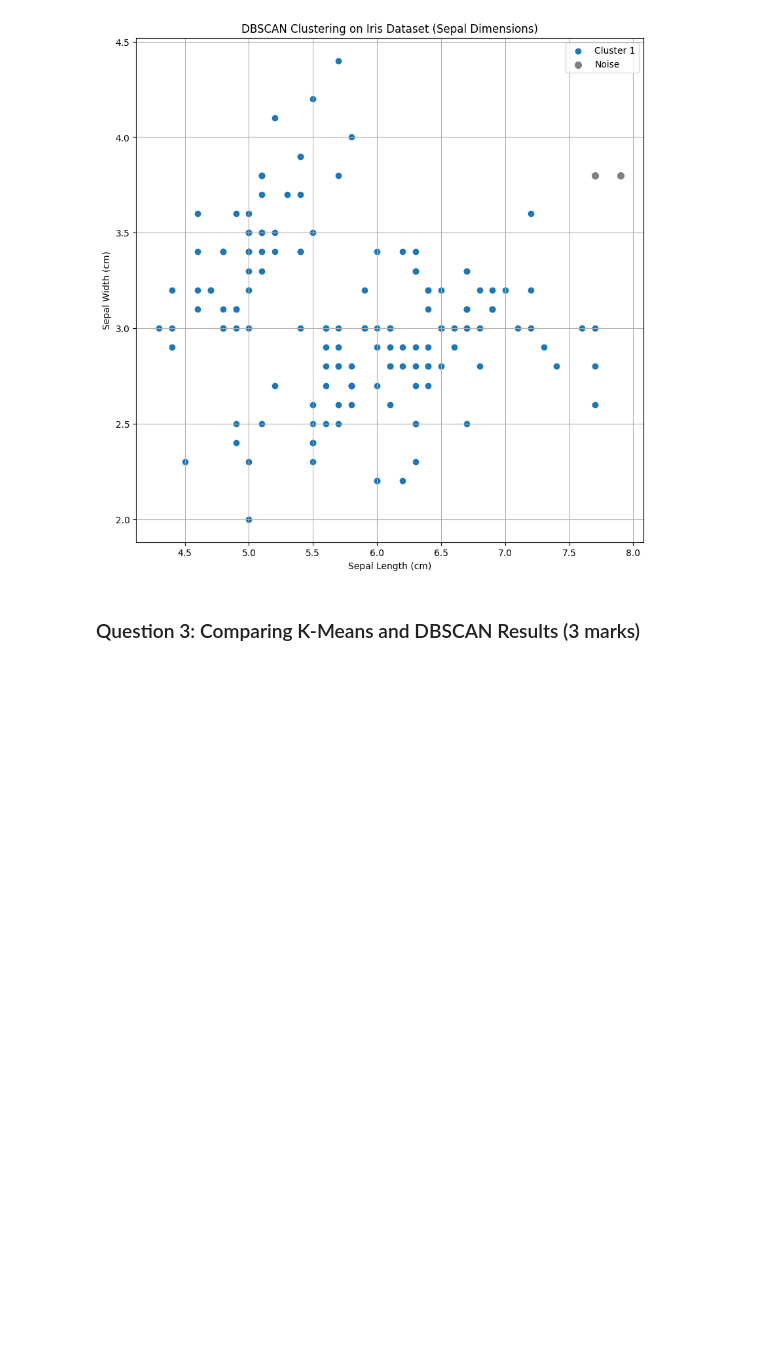
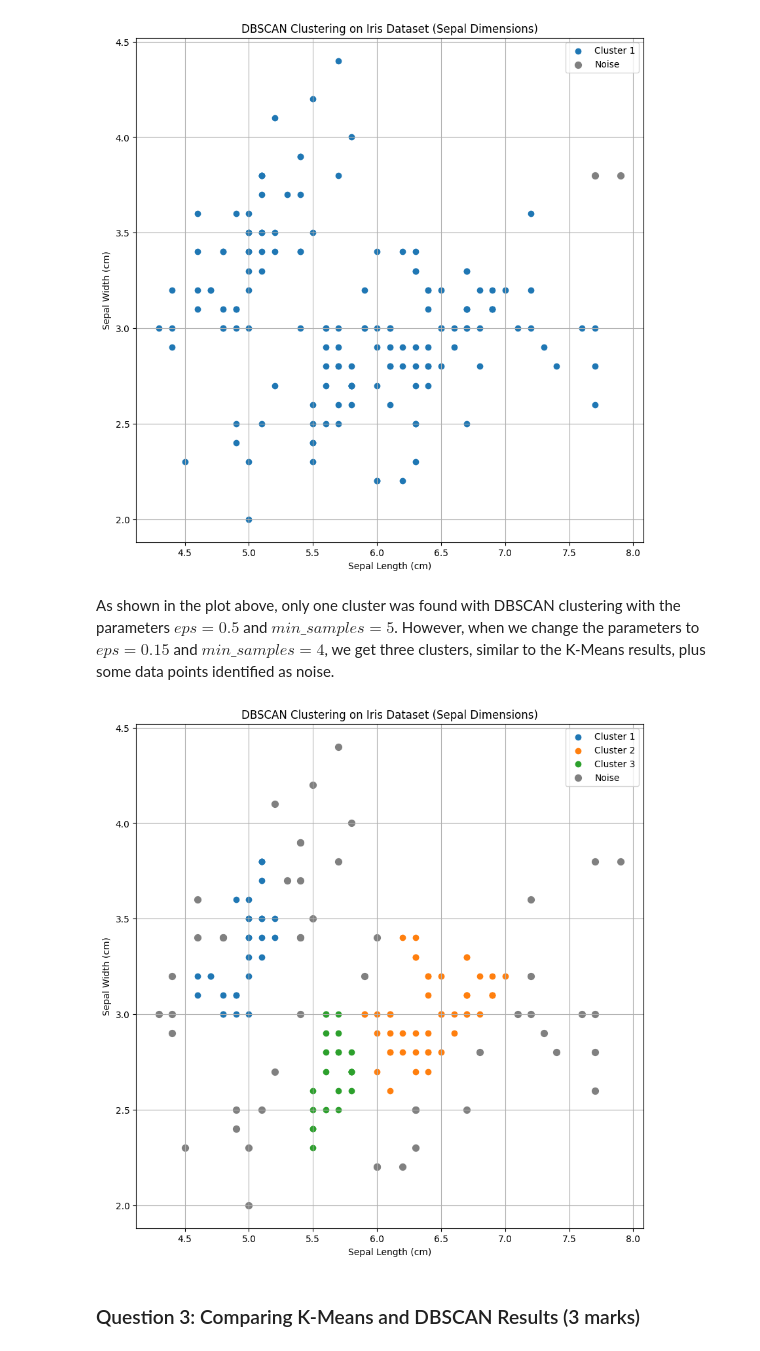
Before and after one commit to Hashir-Jamil/custering_tutorial_iris_dataset, a Jupyter notebook: clustering_iris.ipynb, the cells around one changed output. Drawn from its saved outputs; the diff is of its cells as text; code cells hidden in the pictures; blank space fills up the shorter version.

Commit message:
Added plot for DBSCSAN with parameters eps=0.15 and min_samples=4.

```diff
--- a/clustering_iris.ipynb
+++ b/clustering_iris.ipynb
@@ -86,6 +86,34 @@ plt.grid()
 plt.show()
 # %% [output]
 [figure]
+# %% [markdown]
+As shown in the plot above, only one cluster was found with DBSCAN clustering with the parameters $eps=0.5$ and $min\_samples = 5$. However, when we change the parameters to $eps=0.15$ and $min\_samples = 4$, we get three clusters, similar to the K-Means results, plus some data points identified as noise.
+# %%
+# Apply DBSCAN clustering
+dbscan = DBSCAN(eps=0.15, min_samples=4)
+labels = dbscan.fit_predict(X)
+
+# Get unique labels (-1 represents noise)
+unique_labels = set(labels)
+
+# Plot the clusters
+plt.figure(figsize=(10, 10))
+for label in unique_labels:
+    if label == -1:
+        # Noise points
+        plt.scatter(X[labels == label, 0], X[labels == label, 1], c='gray', label='Noise', s=50)
+    else:
+        # Cluster points
+        plt.scatter(X[labels == label, 0], X[labels == label, 1], label=f'Cluster {label + 1}')
+
+plt.title('DBSCAN Clustering on Iris Dataset (Sepal Dimensions)')
+plt.xlabel('Sepal Length (cm)')
+plt.ylabel('Sepal Width (cm)')
+plt.legend()
+plt.grid()
+plt.show()
+# %% [output]
+[figure, added]
 # %% [markdown]
 ### Question 3: Comparing K-Means and DBSCAN Results (3 marks)
 # %% [markdown]
```
Also changed, not shown: 2 other files.
